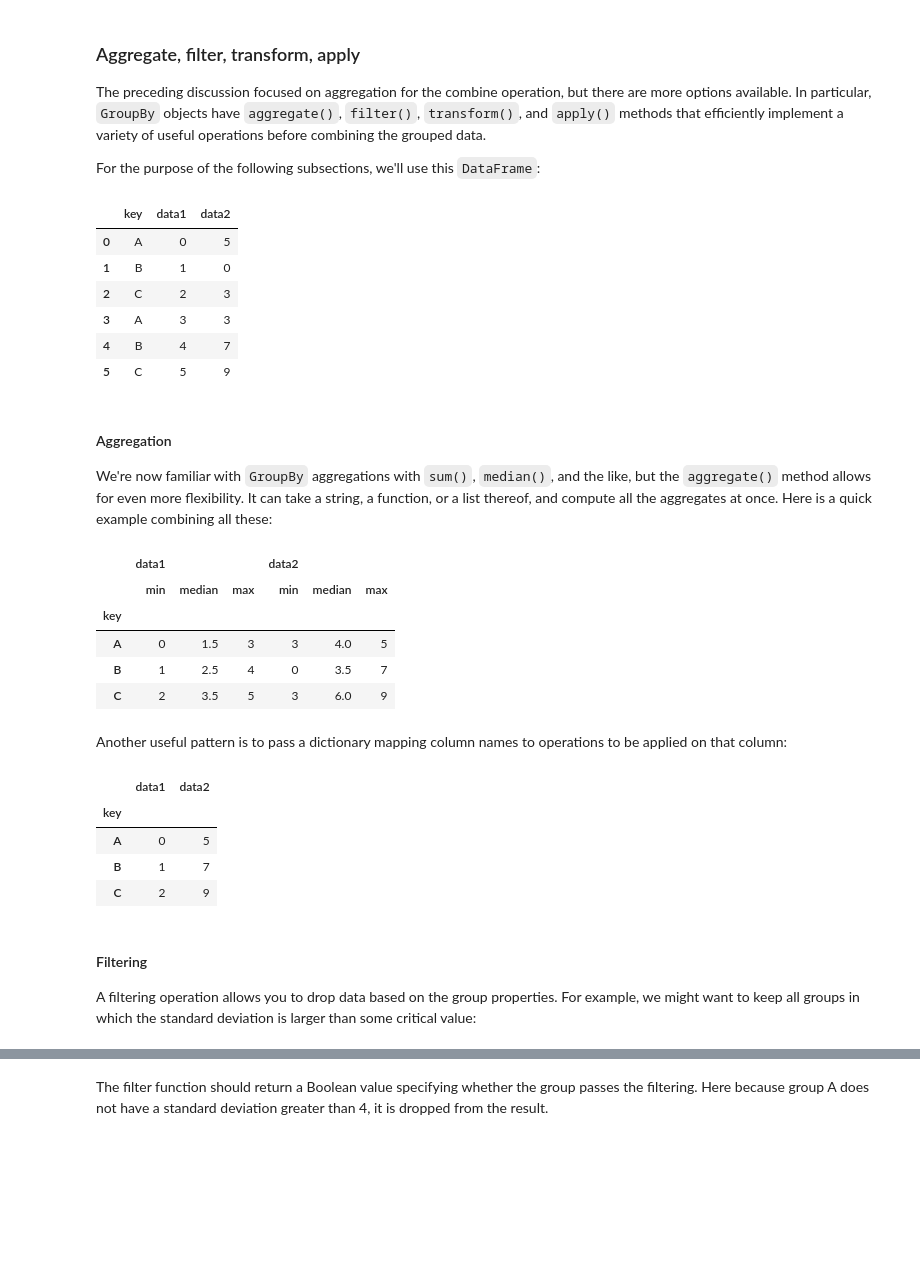
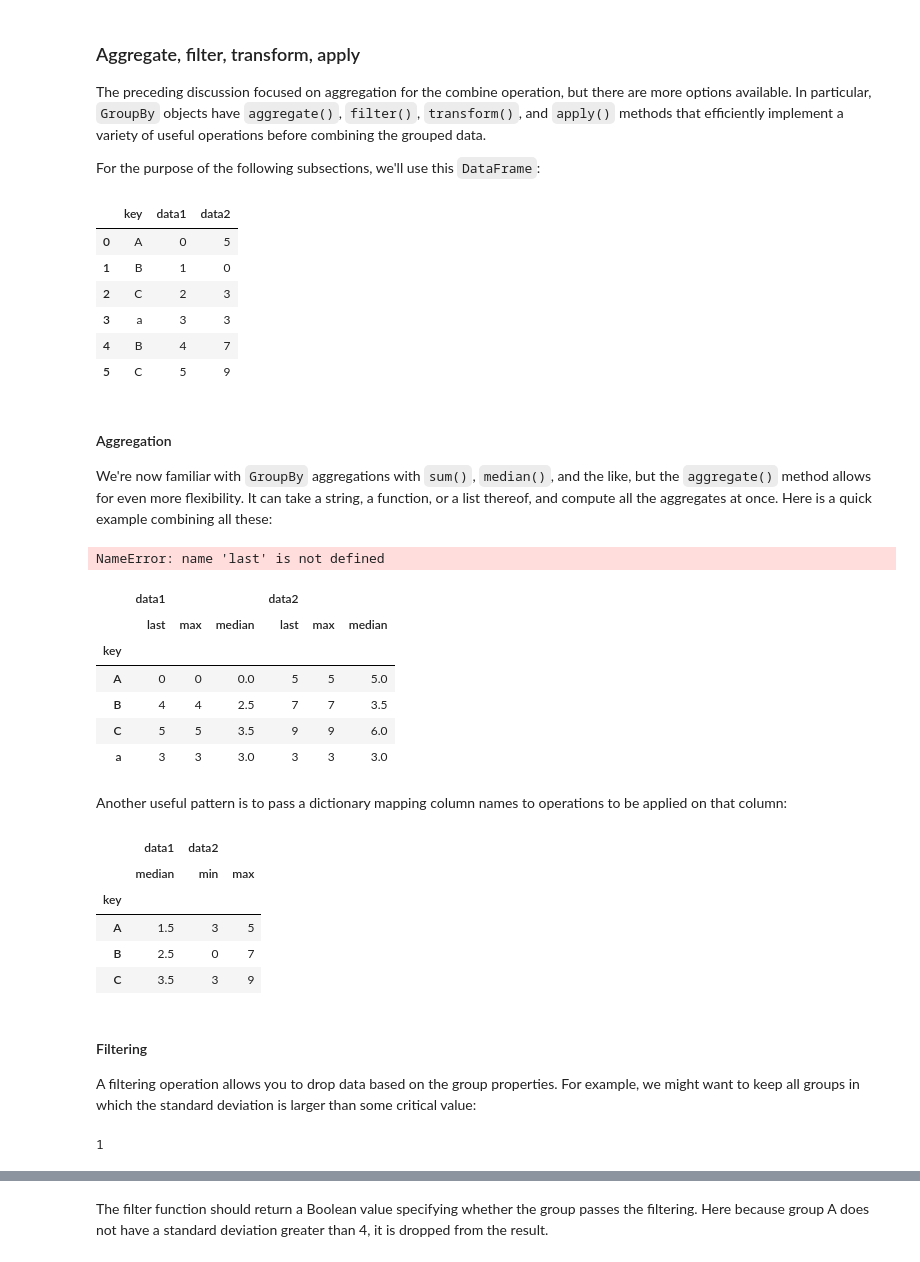
Before and after one commit to marcusRB/thebridgedsftene21, a Jupyter notebook: 2-Data Analysis/2-Pandas/Teoria/9 - Aggregation-and-Grouping.ipynb, the cells around one changed output, grey strips where cells are left out. Saved outputs shown, nothing was run; the diff lists cells and outputs as text; code cells hidden in the pictures; blank space fills up the shorter version.

Commit message:
ejercicos groupby

```diff
--- a/2-Data Analysis/2-Pandas/Teoria/9 - Aggregation-and-Grouping.ipynb
+++ b/2-Data Analysis/2-Pandas/Teoria/9 - Aggregation-and-Grouping.ipynb
@@ -290,7 +297,7 @@ In particular, ``GroupBy`` objects have ``aggregate()``, ``filter()``, ``transfo
 For the purpose of the following subsections, we'll use this ``DataFrame``:
 # %%
 rng = np.random.RandomState(0)
-df = pd.DataFrame({'key': ['A', 'B', 'C', 'A', 'B', 'C'],
+df = pd.DataFrame({'key': ['A', 'B', 'C', 'a', 'B', 'C'],
                    'data1': range(6),
                    'data2': rng.randint(0, 10, 6)},
                    columns = ['key', 'data1', 'data2'])
@@ -300,7 +307,7 @@ df
 | 0 | A | 0 | 5 |
 | 1 | B | 1 | 0 |
 | 2 | C | 2 | 3 |
-| 3 | A | 3 | 3 |
+| 3 | a | 3 | 3 |
 | 4 | B | 4 | 7 |
 | 5 | C | 5 | 9 |
 # %% [markdown]
@@ -309,30 +316,39 @@ df
 We're now familiar with ``GroupBy`` aggregations with ``sum()``, ``median()``, and the like, but the ``aggregate()`` method allows for even more flexibility.
 It can take a string, a function, or a list thereof, and compute all the aggregates at once.
 Here is a quick example combining all these:
+# %%
+last()
+# %% [output]
+NameError: name 'last' is not defined
 # %%
-df.groupby('key').aggregate(['min', np.median, max])
+df.groupby('key').aggregate(['last', max, np.median])
 # %% [output]
 |  | data1 |  |  | data2 |  |  |
-|  | min | median | max | min | median | max |
+|  | last | max | median | last | max | median |
 | key |  |  |  |  |  |  |
-| A | 0 | 1.5 | 3 | 3 | 4.0 | 5 |
-| B | 1 | 2.5 | 4 | 0 | 3.5 | 7 |
-| C | 2 | 3.5 | 5 | 3 | 6.0 | 9 |
+| A | 0 | 0 | 0.0 | 5 | 5 | 5.0 |
+| B | 4 | 4 | 2.5 | 7 | 7 | 3.5 |
+| C | 5 | 5 | 3.5 | 9 | 9 | 6.0 |
+| a | 3 | 3 | 3.0 | 3 | 3 | 3.0 |
 # %% [markdown]
 Another useful pattern is to pass a dictionary mapping column names to operations to be applied on that column:
 # %%
-df.groupby('key').aggregate({'data1': 'min',
-                             'data2': 'max'})
+df.groupby('key').aggregate({'data1':np.median, 'data2':[min, max]})
 # %% [output]
-|  | data1 | data2 |
-| key |  |  |
-| A | 0 | 5 |
-| B | 1 | 7 |
-| C | 2 | 9 |
+|  | data1 | data2 |  |
+|  | median | min | max |
+| key |  |  |  |
+| A | 1.5 | 3 | 5 |
+| B | 2.5 | 0 | 7 |
+| C | 3.5 | 3 | 9 |
 # %% [markdown]
 #### Filtering
 
 A filtering operation allows you to drop data based on the group properties.
 For example, we might want to keep all groups in which the standard deviation is larger than some critical value:
+# %%
+np.random.randint(2)
+# %% [output]
+1
 # %%
 def filter_func(x):
```
Also changed, not shown: parts of 19 cells of this notebook.
